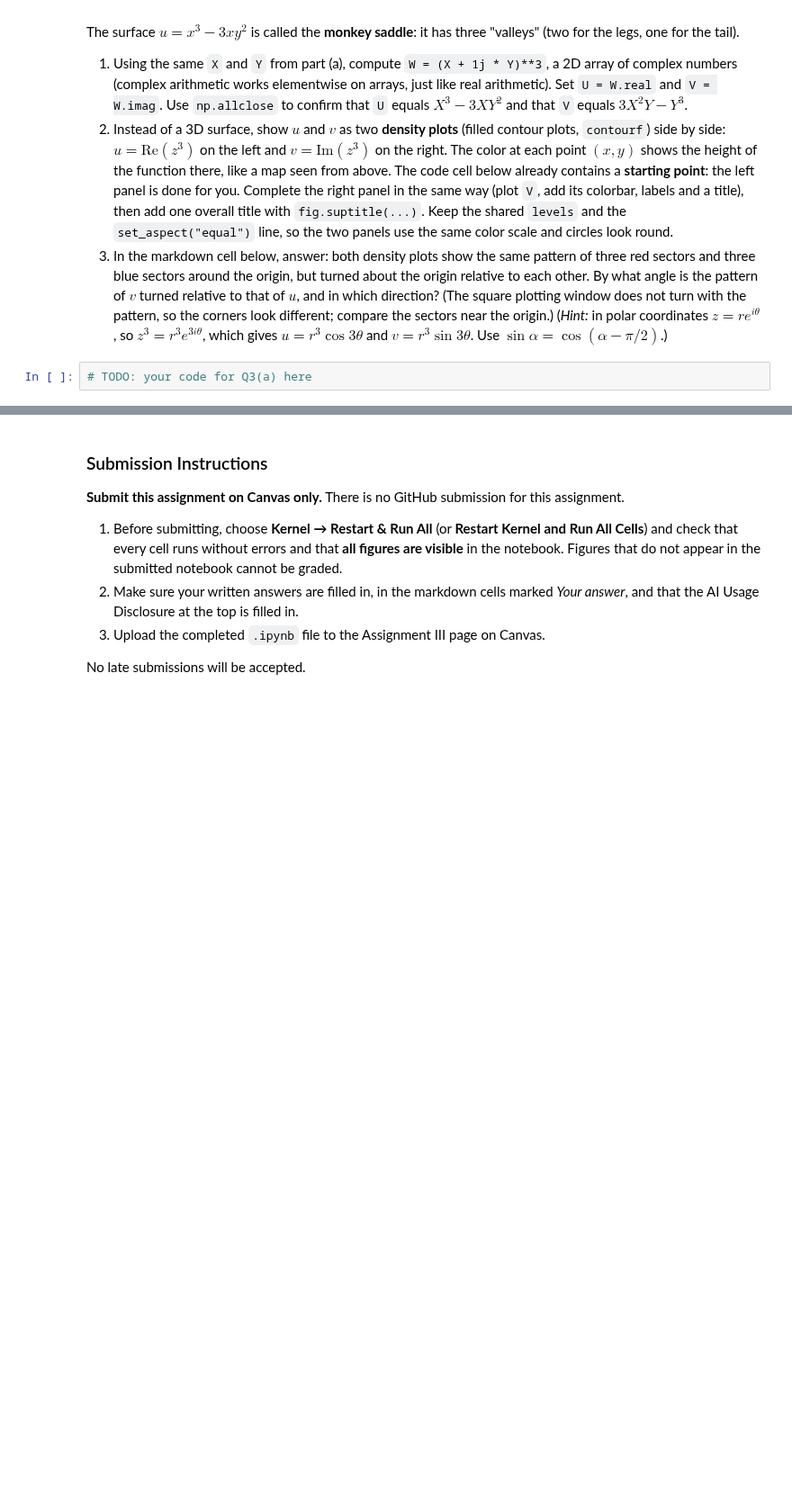
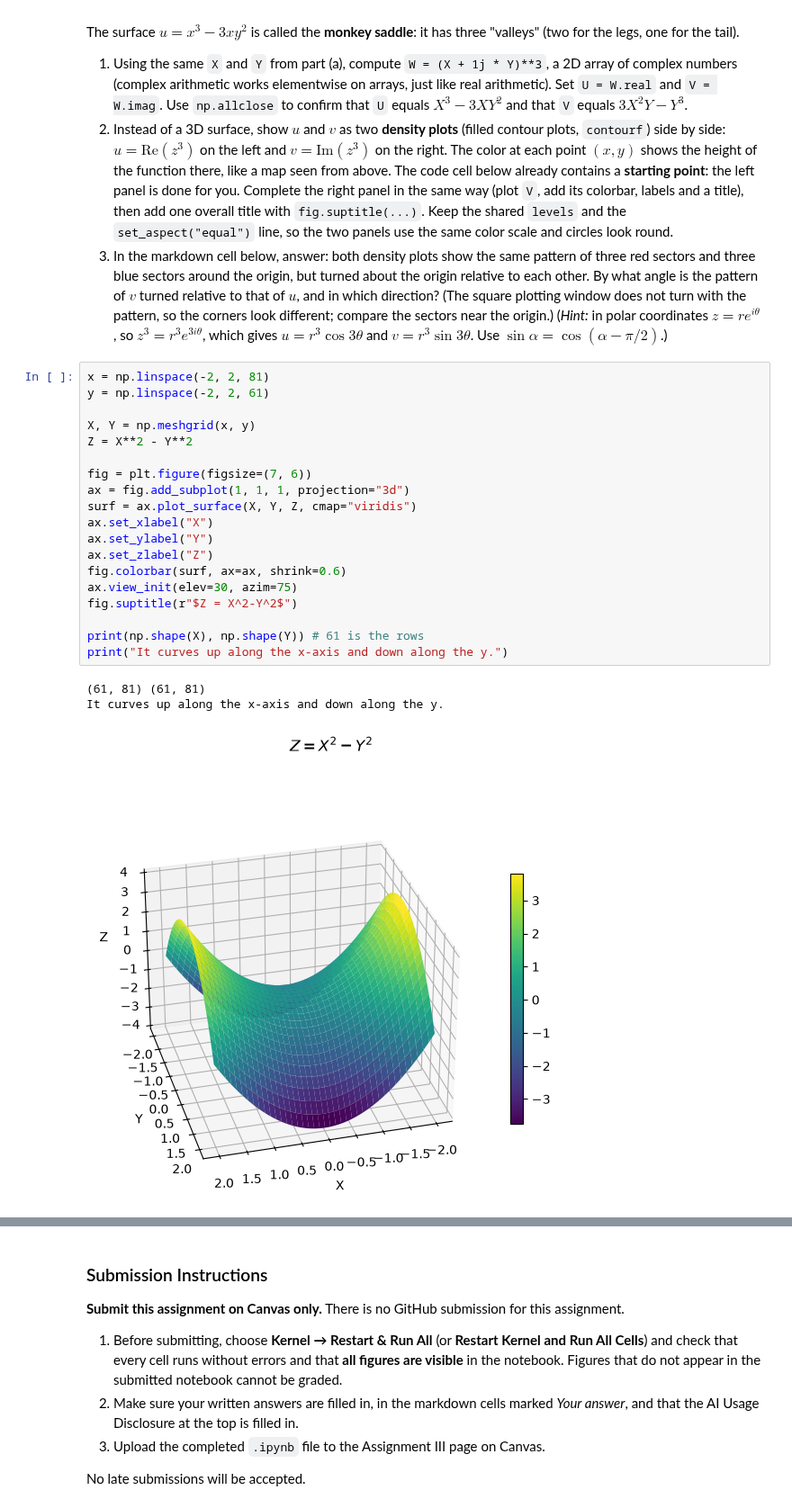
Before and after one commit to rl897/wsu_math300_myversion, a Jupyter notebook: assignments/assignmentIII.ipynb, the cells around one changed output, grey strips where cells are left out. Shown at 90% size. Drawn from its saved outputs; the diff is of its cells as text; blank space fills up the shorter version.

```diff
--- a/assignments/assignmentIII.ipynb
+++ b/assignments/assignmentIII.ipynb
@@ -168,5 +274,26 @@ The surface $u = x^3 - 3xy^2$ is called the **monkey saddle**: it has three "val
 2. Instead of a 3D surface, show $u$ and $v$ as two **density plots** (filled contour plots, `contourf`) side by side: $u = \mathrm{Re}(z^3)$ on the left and $v = \mathrm{Im}(z^3)$ on the right. The color at each point $(x, y)$ shows the height of the function there, like a map seen from above. The code cell below already contains a **starting point**: the left panel is done for you. Complete the right panel in the same way (plot `V`, add its colorbar, labels and a title), then add one overall title with `fig.suptitle(...)`. Keep the shared `levels` and the `set_aspect("equal")` line, so the two panels use the same color scale and circles look round.
 3. In the markdown cell below, answer: both density plots show the same pattern of three red sectors and three blue sectors around the origin, but turned about the origin relative to each other. By what angle is the pattern of $v$ turned relative to that of $u$, and in which direction? (The square plotting window does not turn with the pattern, so the corners look different; compare the sectors near the origin.) (*Hint:* in polar coordinates $z = re^{i\theta}$, so $z^3 = r^3 e^{3i\theta}$, which gives $u = r^3\cos 3\theta$ and $v = r^3 \sin 3\theta$. Use $\sin \alpha = \cos(\alpha - \pi/2)$.)
 # %%
-# TODO: your code for Q3(a) here
+x = np.linspace(-2, 2, 81)
+y = np.linspace(-2, 2, 61)
+
+X, Y = np.meshgrid(x, y)
+Z = X**2 - Y**2
+
+fig = plt.figure(figsize=(7, 6))
+ax = fig.add_subplot(1, 1, 1, projection="3d")
+surf = ax.plot_surface(X, Y, Z, cmap="viridis")
+ax.set_xlabel("X")
+ax.set_ylabel("Y")
+ax.set_zlabel("Z")
+fig.colorbar(surf, ax=ax, shrink=0.6)
+ax.view_init(elev=30, azim=75)
+fig.suptitle(r"$Z = X^2-Y^2$")
+
+print(np.shape(X), np.shape(Y)) # 61 is the rows
+print("It curves up along the x-axis and down along the y.")
+# %% [output]
+(61, 81) (61, 81)
+It curves up along the x-axis and down along the y.
+[figure, added]
 # %%
```
Also changed, not shown: parts of 10 cells of this notebook.
